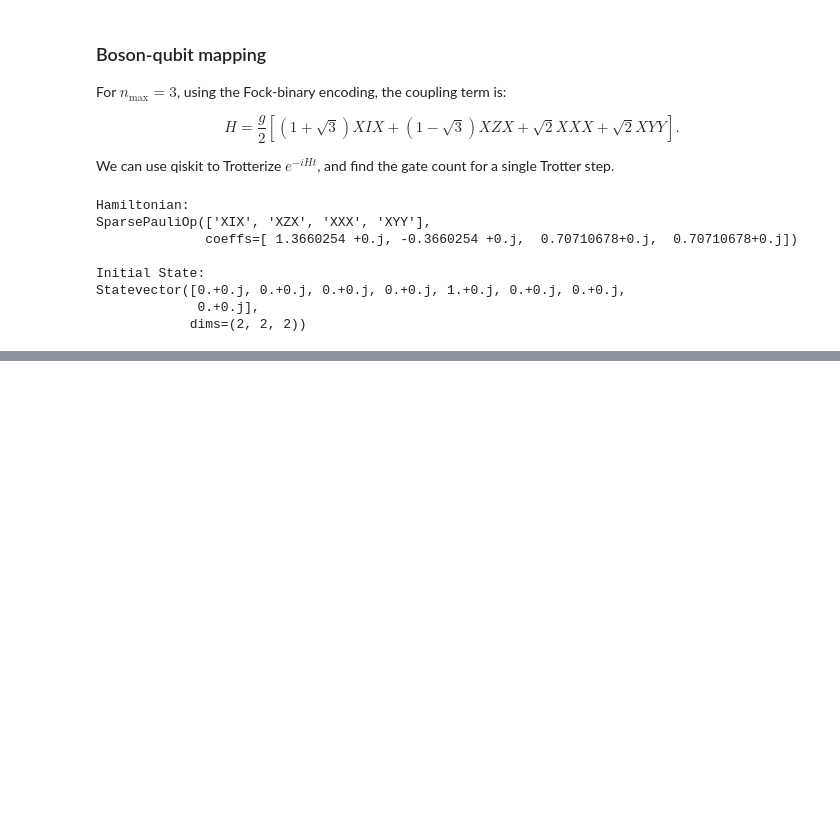
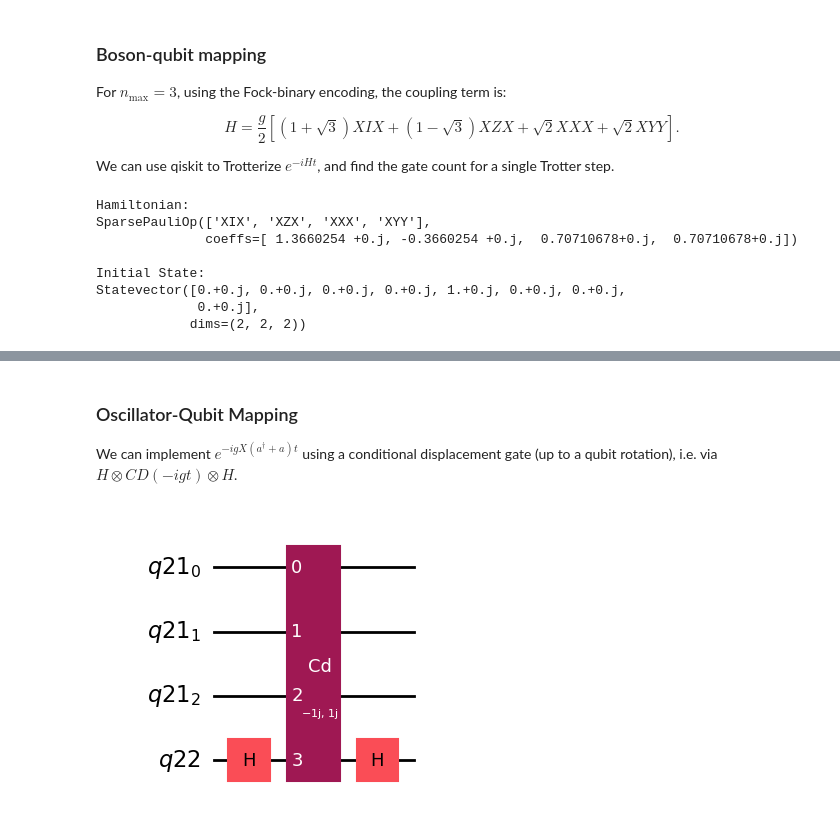
Before and after one commit to samgodwood/bosonic-qiskit, a Jupyter notebook: playground/Rabi_Model/Trotter_dynamics.ipynb, the cells around one changed output, grey strips where cells are left out. Cells and saved outputs as stored; diff of their text form; code cells hidden in the pictures; blank space fills up the shorter version.

Commit message:
Start of oscillator-qubit mapping

```diff
--- a/playground/Rabi_Model/Trotter_dynamics.ipynb
+++ b/playground/Rabi_Model/Trotter_dynamics.ipynb
@@ -113,0 +132,23 @@ OrderedDict([('h', 16), ('cx', 12), ('rz', 3), ('sdg', 2), ('s', 2), ('state_pre
+# %% [markdown]
+### Oscillator-Qubit Mapping
+We can implement $e^{-igX(a^{\dagger}+a)t}$ using a conditional displacement gate (up to a qubit rotation), i.e. via $H \otimes CD(-igt) \otimes H$.
+# %%
+# Parameters
+numberofmodes = 1
+numberofqubits = 1
+numberofqubitspermode = 3
+cutoff = 2 ** numberofqubitspermode
+g = 1
+t = 1
+# Create registers
+qmr = c2qa.QumodeRegister(num_qumodes=numberofmodes, num_qubits_per_qumode=numberofqubitspermode)  # Qumodes
+qbr = qiskit.QuantumRegister(size=numberofqubits)  # Qubits for gauge fields
+circuit = c2qa.CVCircuit(qmr, qbr)  # Circuit
+
+circuit.h(qbr[0])
+circuit.cv_c_d(-1j*g*t, qmr[0], qbr[0])
+circuit.h(qbr[0])
+
+circuit.draw('mpl')
+# %% [output]
+[figure, added]
```
Also changed, not shown: parts of 4 cells of this notebook.
